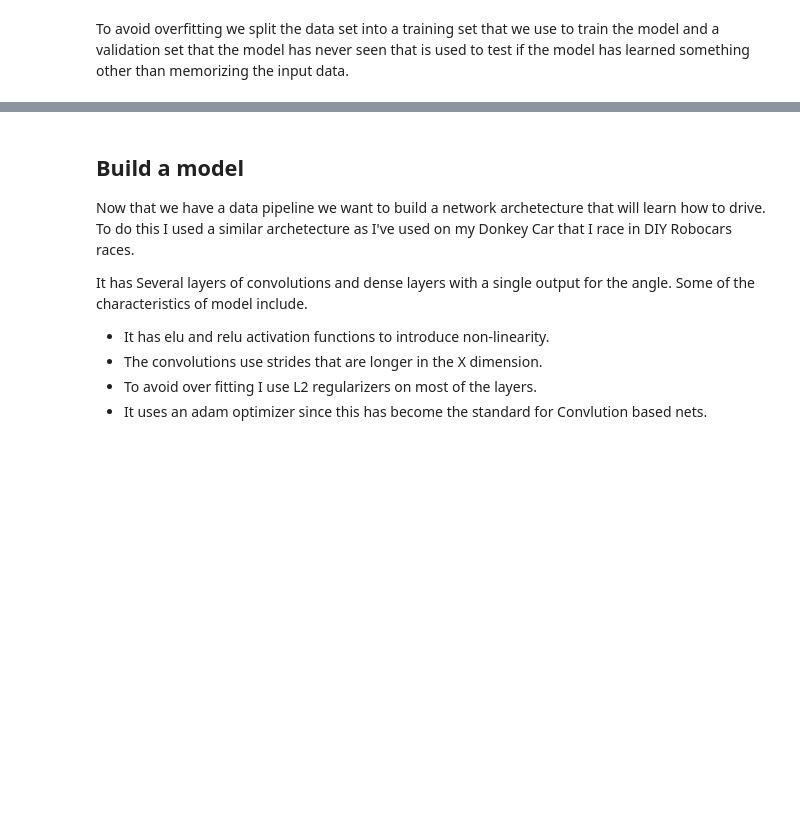
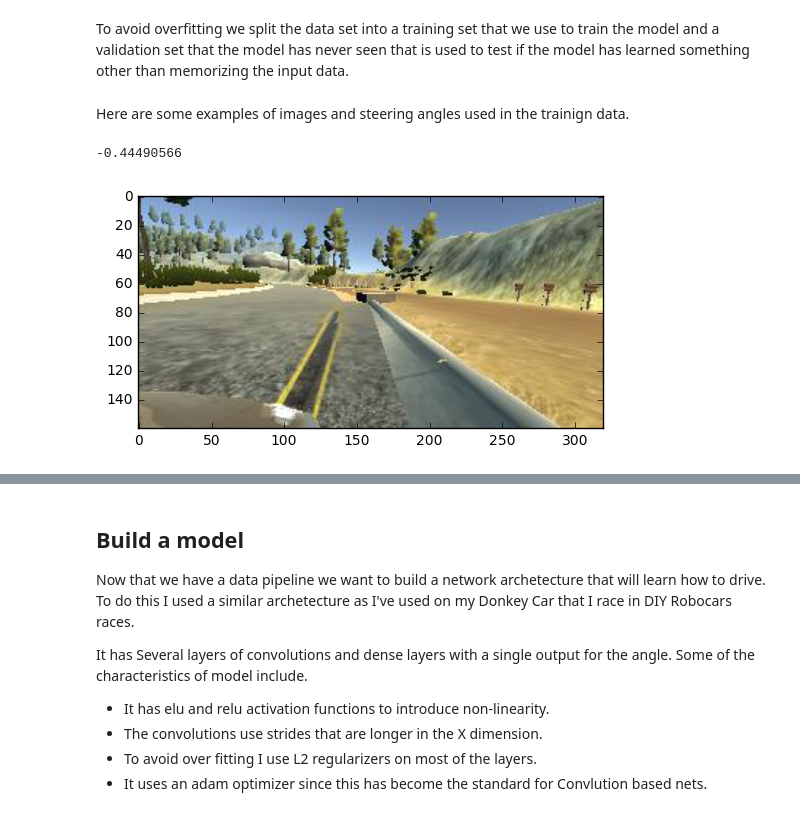
Before and after one commit to wroscoe/udacity_projects, a Jupyter notebook: P3_behavioral_cloning/train_model.ipynb, the cells around one changed output, grey strips where cells are left out. Cells and saved outputs as stored; diff of their text form; code cells hidden in the pictures; blank space fills up the shorter version.

Commit message:
add images

```diff
--- a/P3_behavioral_cloning/train_model.ipynb
+++ b/P3_behavioral_cloning/train_model.ipynb
@@ -171,3 +172,13 @@ val_ix = sample_ix[train_n:]
 #create data generators with those indexes
 train_gen = data_gen(df, sample_ix=train_ix)
 val_gen = data_gen(df, sample_ix=val_ix)
+# %% [markdown]
+Here are some examples of images and steering angles used in the trainign data.
+# %%
+X, y = next(train_gen)
+i = 0
+plt.imshow(X[i])
+print(y[i])
+# %% [output]
+-0.44490566
+[figure, added]
```
Also changed, not shown: parts of 2 cells of this notebook.
